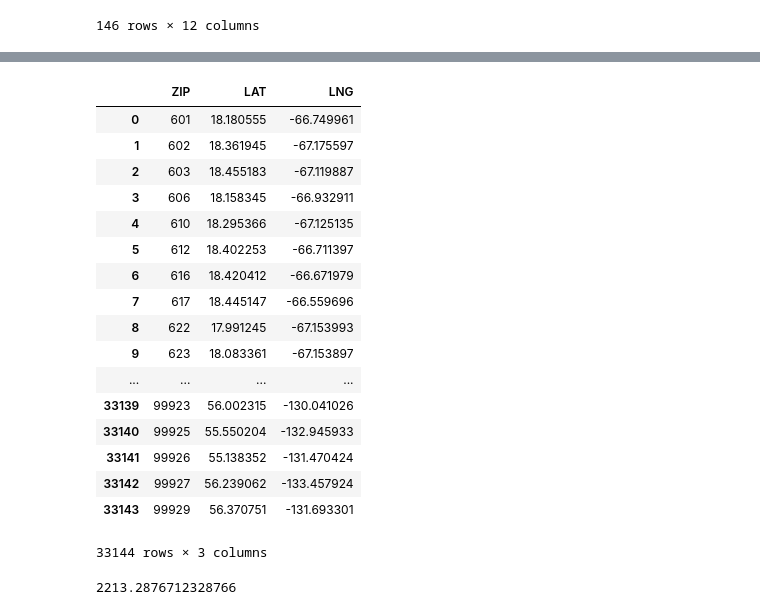
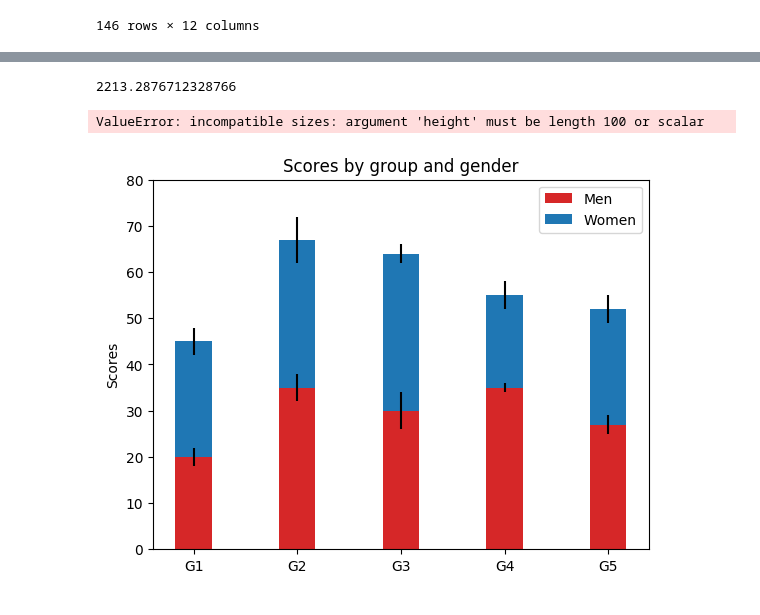
Before and after one commit to info370/project-dataseyance, a Jupyter notebook: Exploring Zillow Rent.ipynb, the cells around one changed output, grey strips where cells are left out. Drawn from its saved outputs; the diff is of its cells as text; code cells hidden in the pictures.

Commit message:
Got trends in rent

```diff
--- a/Exploring Zillow Rent.ipynb
+++ b/Exploring Zillow Rent.ipynb
@@ -64,32 +64,13 @@ seattle_rent.loc[seattle_rent["RegionName"] == 98105]
 | 1272 | 2017-09-30 | 98105 | WA | Seattle | King | Seattle | 1272 | 3045 | -0.001967 | 0.013311 | 0.063941 | ... |
 # %%
 # Making chloropleth
-zipcode = pd.read_csv("./datasets/zip_to_coordinates.csv")
-zipcode
+# zipcode = pd.read_csv("./datasets/zip_to_coordinates.csv")
+# zipcode
 # latitude = 47.67089
 # longitude = -122.31440
 # seattle_map = folium.Map(location=[latitude, longitude],
 #                    tiles='Mapbox Bright', zoom_start=11)
 # seattle_map
-# %% [output]
-|  | ZIP | LAT | LNG |
-| 0 | 601 | 18.180555 | -66.749961 |
-| 1 | 602 | 18.361945 | -67.175597 |
-| 2 | 603 | 18.455183 | -67.119887 |
-| 3 | 606 | 18.158345 | -66.932911 |
-| 4 | 610 | 18.295366 | -67.125135 |
-| 5 | 612 | 18.402253 | -66.711397 |
-| 6 | 616 | 18.420412 | -66.671979 |
-| 7 | 617 | 18.445147 | -66.559696 |
-| 8 | 622 | 17.991245 | -67.153993 |
-| 9 | 623 | 18.083361 | -67.153897 |
-| ... | ... | ... | ... |
-| 33139 | 99923 | 56.002315 | -130.041026 |
-| 33140 | 99925 | 55.550204 | -132.945933 |
-| 33141 | 99926 | 55.138352 | -131.470424 |
-| 33142 | 99927 | 56.239062 | -133.457924 |
-| 33143 | 99929 | 56.370751 | -131.693301 |
-33144 rows × 3 columns
 # %%
 # Mean rent in Seattle
 sum(seattle_rent["Zri"]) / len(seattle_rent)
@@ -97,3 +78,49 @@ sum(seattle_rent["Zri"]) / len(seattle_rent)
 # TODO: Calculate other summary statistics
 # %% [output]
 2213.2876712328766
+# %%
+import matplotlib.pyplot as plt; plt.rcdefaults()
+import matplotlib.pyplot as plt
+
+# zipcodes = ('Python', 'C++', 'Java', 'Perl', 'Scala', 'Lisp')
+zipcodes = list(seattle_rent["RegionName"])
+zipcodes = zipcodes[0:100]
+
+rent = np.arange(len(zipcodes))
+performance = [10,8,6,4,2,1]
+
+plt.bar(rent, performance, align='center', alpha=0.5)
+plt.xticks(rent, zipcodes)
+plt.ylabel('Rent')
+plt.title('Zipcode')
+
+plt.show()
+# %% [output]
+ValueError: incompatible sizes: argument 'height' must be length 100 or scalar
+# %%
+# a stacked bar plot with errorbars
+import numpy as np
+import matplotlib.pyplot as plt
+
+
+N = 5
+menMeans = (20, 35, 30, 35, 27)
+womenMeans = (25, 32, 34, 20, 25)
+menStd = (2, 3, 4, 1, 2)
+womenStd = (3, 5, 2, 3, 3)
+ind = np.arange(N)    # the x locations for the groups
+width = 0.35       # the width of the bars: can also be len(x) sequence
+
+p1 = plt.bar(ind, menMeans, width, color='#d62728', yerr=menStd)
+p2 = plt.bar(ind, womenMeans, width,
+             bottom=menMeans, yerr=womenStd)
+
+plt.ylabel('Scores')
+plt.title('Scores by group and gender')
+plt.xticks(ind, ('G1', 'G2', 'G3', 'G4', 'G5'))
+plt.yticks(np.arange(0, 81, 10))
+plt.legend((p1[0], p2[0]), ('Men', 'Women'))
+
+plt.show()
+# %% [output]
+[figure, added]
```
Also changed, not shown: 3 other files.
